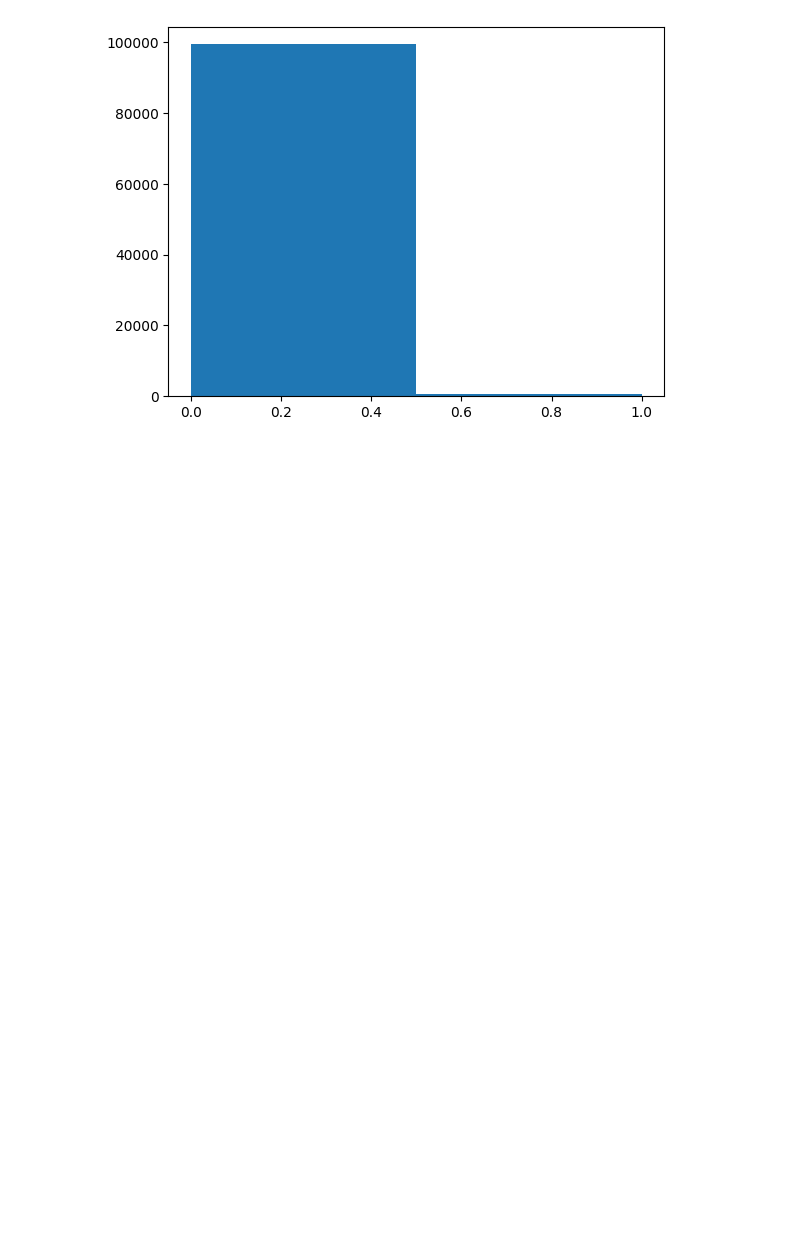
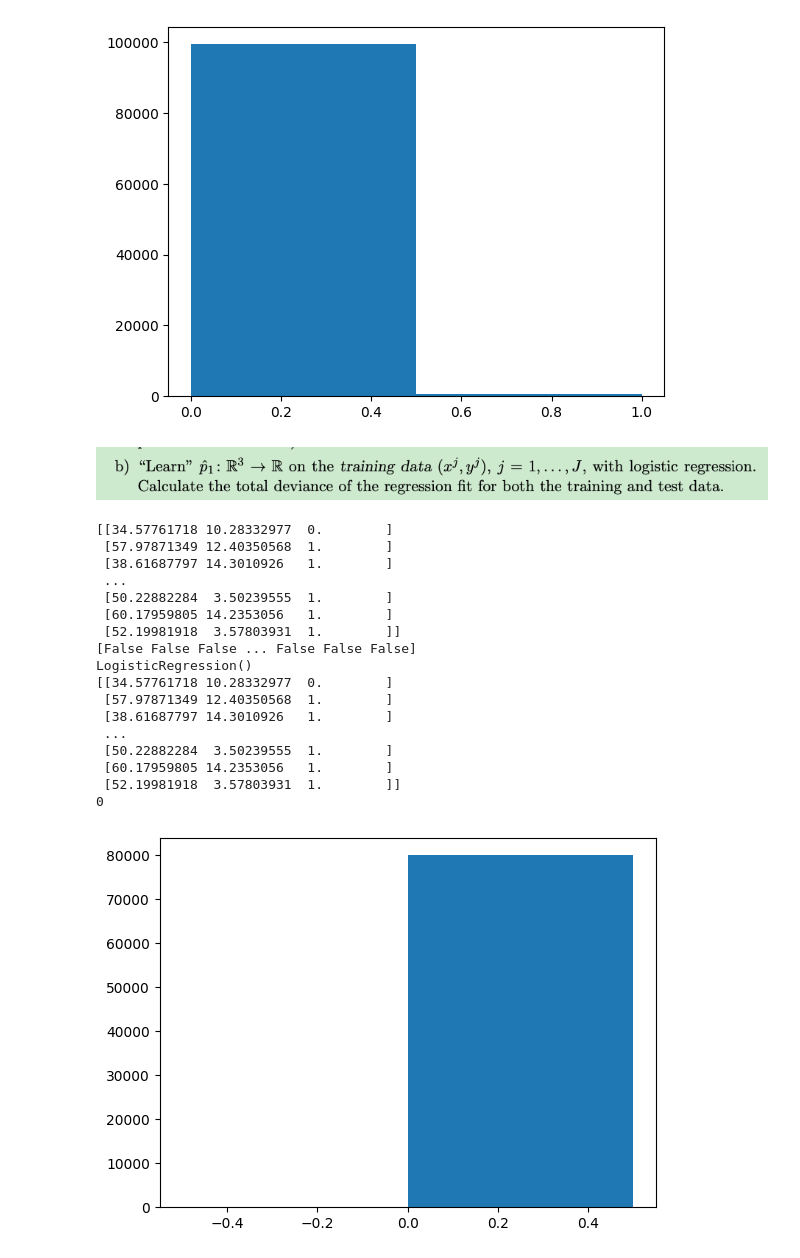
Before and after one commit to thelionthelion/eth_ntifi, a Jupyter notebook: NTIFI_Exercise1.ipynb, the cells around one changed output. Cells and saved outputs as stored; diff of their text form; code cells hidden in the pictures; blank space fills up the shorter version.

Commit message:
Logistic regression

```diff
--- a/NTIFI_Exercise1.ipynb
+++ b/NTIFI_Exercise1.ipynb
@@ -77,7 +78,7 @@ def functional(a0,a1,a2,a3):
   labels = []
   for j in range(JK):
     res = p([ages[j],incomes[j], salaried[j]],a0,a1,a2,a3)
-    labels.append(xi[j] < res)
+    labels.append(xi[j] <= res)
   else:
     return labels
 # %% [markdown]
@@ -93,10 +94,57 @@ factor of defaults: 0.05102
 # %% [markdown]
 With a1,a2,a3 equal to zero the treshold of default only depends on a0. The best possible ROC curve is where a0 = -5 or +5. This is where nearly no one defaults (-5) over nearly every one defaults (+5). These probability distribution is easy to predict by a naive model.
 # %%
-groundTruth = functional(-5,0,0,0)
+groundTruthA0 = functional(-5,0,0,0)
 counts, bins = np.histogram(groundTruth, 2)
 plt.stairs(counts, bins, fill=True)
 print('factor of defaults: ' + str(sum(groundTruth)/JK))
 # %% [output]
 factor of defaults: 0.00653
 [figure]
+# %% [markdown]
+![image.png](embedded-picture-1)
+# %%
+from sklearn import linear_model
+
+agesTrain = ages[0:J]
+incomesTrain = incomes[0:J]
+salariedTrain = salaried[0:J]
+featuresTrain = np.concatenate((agesTrain, incomesTrain, salariedTrain)).reshape((-1, 3), order='F')
+print(featuresTrain)
+
+labelsTrain = np.array(groundTruth)[0:J]
+print(labelsTrain)
+
+logr = linear_model.LogisticRegression()
+logr.fit(featuresTrain,labelsTrain)
+print(logr)
+
+agesTest = ages[0:J]
+incomesTest = incomes[0:J]
+salariedTest = salaried[0:J]
+featuresTest = np.concatenate((agesTest, incomesTest, salariedTest)).reshape((-1, 3), order='F')
+print(featuresTest)
+
+prediction = logr.predict(featuresTest.reshape(-1, 3))
+counts, bins = np.histogram(prediction, 2)
+plt.stairs(counts, bins, fill=True)
+print(np.count_nonzero(prediction))
+# %% [output]
+[[34.57761718 10.28332977  0.        ]
+ [57.97871349 12.40350568  1.        ]
+ [38.61687797 14.3010926   1.        ]
+ ...
+ [50.22882284  3.50239555  1.        ]
+ [60.17959805 14.2353056   1.        ]
+ [52.19981918  3.57803931  1.        ]]
+[False False False ... False False False]
+LogisticRegression()
+[[34.57761718 10.28332977  0.        ]
+ [57.97871349 12.40350568  1.        ]
+ [38.61687797 14.3010926   1.        ]
+ ...
+ [50.22882284  3.50239555  1.        ]
+ [60.17959805 14.2353056   1.        ]
+ [52.19981918  3.57803931  1.        ]]
+0
+[figure, added]
```
Also changed, not shown: parts of 7 cells of this notebook.
